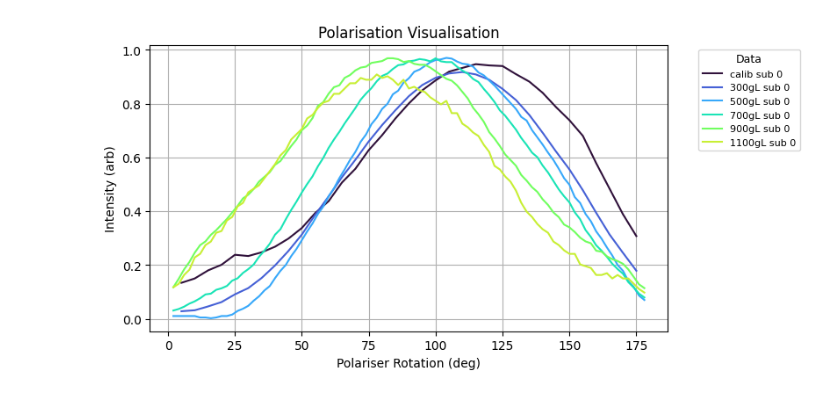
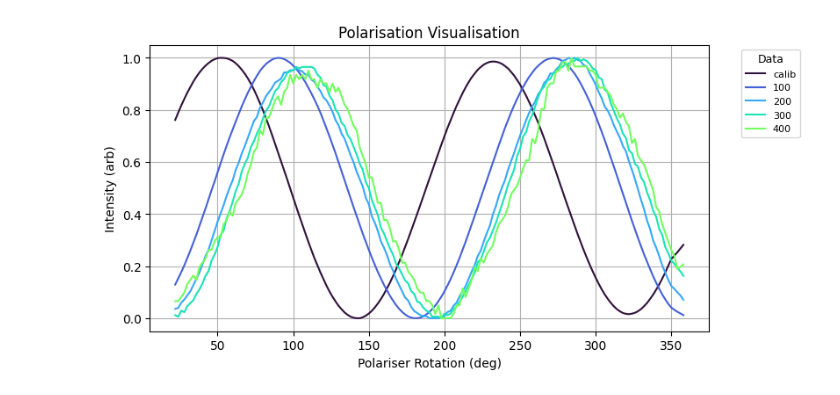
Before and after one commit to LucasSaragosa/F300-Term1, a Jupyter notebook: code/DataVisual.ipynb, the cells around one changed output. Saved outputs shown, nothing was run; the diff lists cells and outputs as text; code cells hidden in the pictures.

```diff
--- a/code/DataVisual.ipynb
+++ b/code/DataVisual.ipynb
@@ -5,11 +5,33 @@ import time
 import math
 import matplotlib.pyplot as plt
 from matplotlib import patches
+from scipy.signal import correlate
+import numpy as np
 
-MODE_OV = 0
-MODE_CI = 1
-MODE_NEW = 2
-MODE_ELL = 3
+def calculate_shift(angle_rad, inten, ref_angle, ref_inten):
+    """
+    Compute the angular shift of inten relative to ref_inten
+    using cross-correlation.
+
+    Returns shift in degrees.
+    """
+    # Make sure both arrays are normalized and equally spaced
+    ys = (inten - np.min(inten)) / (np.max(inten) - np.min(inten))
+    ref_ys = (ref_inten - np.min(ref_inten)) / (np.max(ref_inten) - np.min(ref_inten))
+
+    # Interpolate to same number of points if needed
+    n = max(len(ys), len(ref_ys))
+    ys_interp = np.interp(np.linspace(0, 1, n), np.linspace(0, 1, len(ys)), ys)
+    ref_interp = np.interp(np.linspace(0, 1, n), np.linspace(0, 1, len(ref_ys)), ref_ys)
+
+    # Compute cross-correlation
+    corr = correlate(ys_interp, ref_interp, mode='full')
+    lag_idx = np.argmax(corr)  # index of max correlation
+    lag = lag_idx - (n - 1)  # shift in points
+
+    # Convert lag to degrees
+    delta_angle = lag * (angle_rad[1] - angle_rad[0]) * (180 / np.pi)
+    return delta_angle
 
 def read_data(path):
     df = pd.read_csv(path, comment='#')
@@ -26,6 +48,12 @@ def read_data(path):
 
 def movav(y, window_size=9):
     return np.convolve(y, np.ones(window_size)/window_size, mode='same')
+
+def movav2(y, window_size=9):
+    """Centered moving average using pandas to avoid edge shrinking."""
+    y_series = pd.Series(y)
+    ys_smooth = y_series.rolling(window=window_size, center=True, min_periods=1).mean()
+    return ys_smooth.to_numpy()
 
 def do_plot_normal(angle_rad, intensities_rad, fix, ax, cmap, title, offset = False):
     global RAND_INDEX
@@ -49,22 +77,31 @@ def do_plot_normal(angle_rad, intensities_rad, fix, ax, cmap, title, offset = Fa
         RAND_INDEX = RAND_INDEX + 1
         i = i + 1
 
-def do_plot_concen(angle_rad, intensities_rad, fix, ax, cmap, title, gL):
+def do_plot_concen(angle_rad, inten, fix, ax, cmap, title, gL):
     global RAND_INDEX
     global DIF_FROM_MAX
-    intensities_rad = intensities_rad / np.nanmax(intensities_rad)
 
-    i = 0
-    for y_intensity in intensities_rad:
-        angl = math.pi * (1.0/180.0) * float(i) * 10.0
-        inten = (y_intensity / 1.0) #/ np.nanmax(y_intensity))
-        xs = angle_rad * (180.0 / math.pi)
-        ys = movav(inten)
-        ax.plot(xs, ys, label = title + " sub " +str(i*10), color=cmap(RAND_INDEX))
-        DIF_FROM_MAX.append([xs[np.nanargmax(ys)], gL])
-        RAND_INDEX = RAND_INDEX + 1
-        i = i + 1
+    xs = angle_rad * (180.0 / math.pi)
 
+    # Normalize before smoothing
+    i_min = np.min(inten)
+    i_max = np.max(inten)
+    ys = (inten - i_min) / (i_max - i_min)
+
+    # Then smooth
+    ys = movav2(ys)
+
+    xs = xs[10:]
+    ys = ys[10:]
+
+    i_min = np.min(ys)
+    i_max = np.max(ys)
+    ys = (ys - i_min) / (i_max - i_min)
+
+    ax.plot(xs, ys, label=title, color=cmap(RAND_INDEX))
+
+    DIF_FROM_MAX.append([xs[np.nanargmax(ys)], gL])
+    RAND_INDEX += 1
 
 def plot_concens(PATH_LEN, folder, names):
     fig, ax = plt.subplots(figsize=(8, 4), constrained_layout=True)
@@ -75,14 +112,16 @@ def plot_concens(PATH_LEN, folder, names):
         title='Polarisation Visualisation'
     )
     for n in names:
-        angle_rad, i_rad = read_data("/users/lucas/desktop/physics/year 3/dissert 1/dat/" + folder + n[0] + ".csv")
+        angle_rad, i_rad = read_data("/users/lucas/desktop/physics/year 3/project 1/dat/" + folder + n[0] + ".csv")
+        i_rad = i_rad[0]
         do_plot_concen(angle_rad, i_rad, fig, ax, cmap, n[0], n[1])
     xs = []
     ys = []
     for i in range(1, len(DIF_FROM_MAX)):
         shift_deg = np.abs((DIF_FROM_MAX[i][0] - DIF_FROM_MAX[0][0]))
-        xs.append(float(DIF_FROM_MAX[i][1]) * 1e-3) # concentration in g/mL
+        xs.append(float(DIF_FROM_MAX[i][1])) # concentration in g/mL
         ys.append(shift_deg) # shift in deg
+    print(ys)
     ax.grid(True)
     ax.legend(
         title="Data",
@@ -96,13 +135,14 @@ def plot_concens(PATH_LEN, folder, names):
 PATH_LEN = 17e-1
 RAND_INDEX = 0
 DIF_FROM_MAX = []
-xs1, ys1 = plot_concens(PATH_LEN, "sugar2/red-633/", [["calib", 0], ["300gL", 300], ["500gL", 500], ["700gL", 700], ["900gL", 900], ["1100gL", 1100]])
-#xs1, ys1 = plot_concens(PATH_LEN, "sugar2/blue-405/", [["calib", 0], ["300gL", 300], ["500gL", 500], ["700gL", 700], ["900gL-err", 900]])
 
+#xs1, ys1 = plot_concens(PATH_LEN, "sugar4/R/", [["calib", 0], ["100", 100], ["200", 200], ["300", 300], ["400", 400], ["600", 600], ["700", 700], ["800", 800], ["900", 900], ["1000",1000]])
+#xs1, ys1 = plot_concens(PATH_LEN, "sugar4/G/", [["calib", 0], ["100", 100], ["200", 200], ["300", 300], ["400", 400], ["600", 600], ["700", 700], ["800", 800], ["900", 900], ["1000",1000]])
+xs1, ys1 = plot_concens(PATH_LEN, "sugar4/B/", [["calib", 0], ["100", 100], ["200", 200], ["300", 300], ["400", 400]])
 fig, ax = plt.subplots(figsize=(8, 4), constrained_layout=True)
-ax.scatter(xs1, ys1)
 ax.plot(np.unique(xs1), np.poly1d(np.polyfit(xs1, ys1, 1))(np.unique(xs1)))
 ax.set(xlabel="Concentration (g/mL)", ylabel="Optical shift (deg)",title="Specific rotation")
 
-print("specific rotation: " + str(np.polyfit(xs1, ys1, 1)[0] / PATH_LEN) + " deg dm^-1 g/mL^-1") # 1.7dm
+slope = np.polyfit(xs1, ys1, 1)[0]
+print("specific rotation: " + str(slope / PATH_LEN * 1000) + " deg dm^-1 g/mL^-1") # 1.7dm
 # %% [output]
@@ -109 +150 @@ print("specific rotation: " + str(np.polyfit(xs1, ys1, 1)[0] / PATH_LEN) + " deg
-[figure, old version]
+[figure, new version]
```
Also changed, not shown: parts of 1 cell of this notebook, 3 other files.
